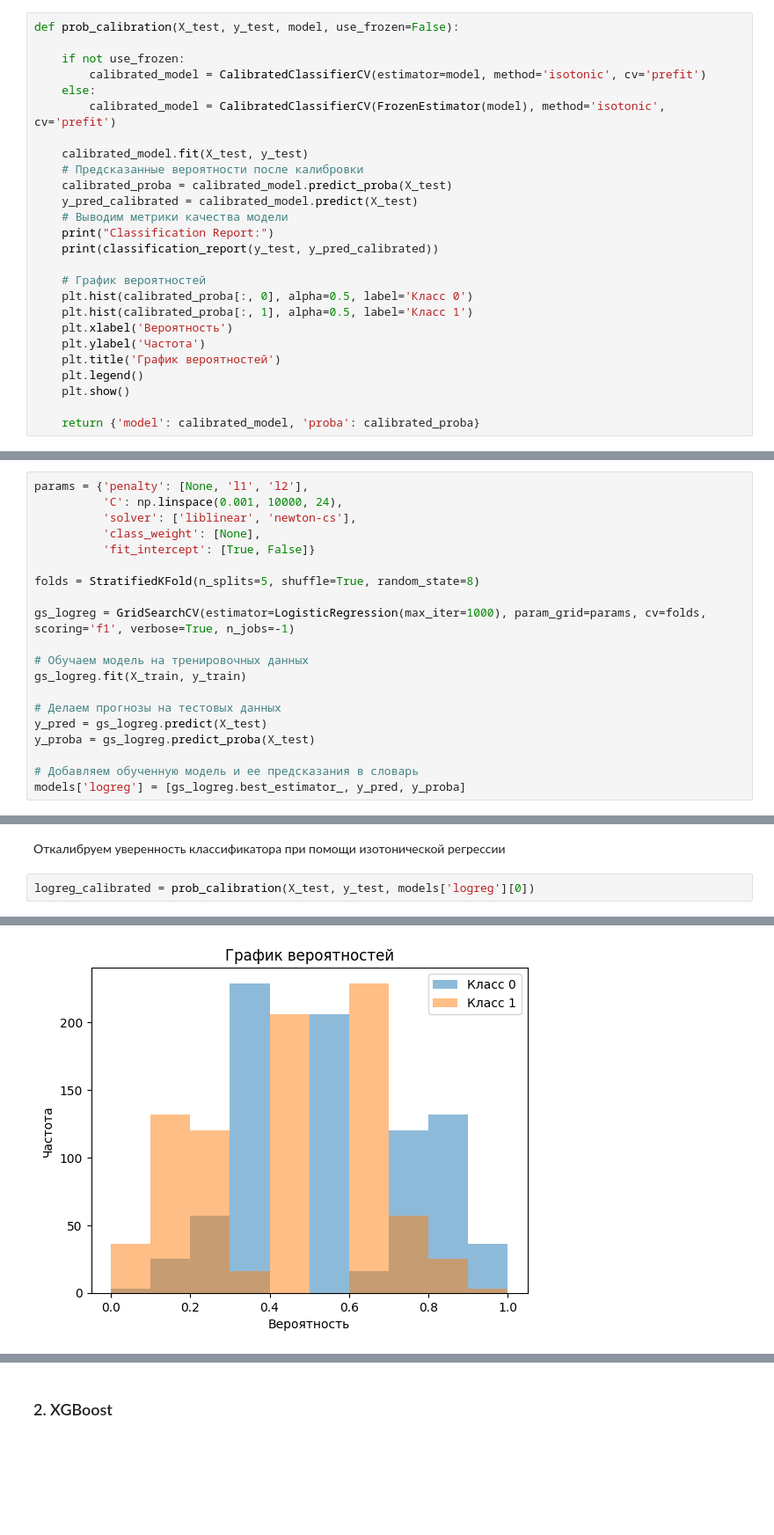
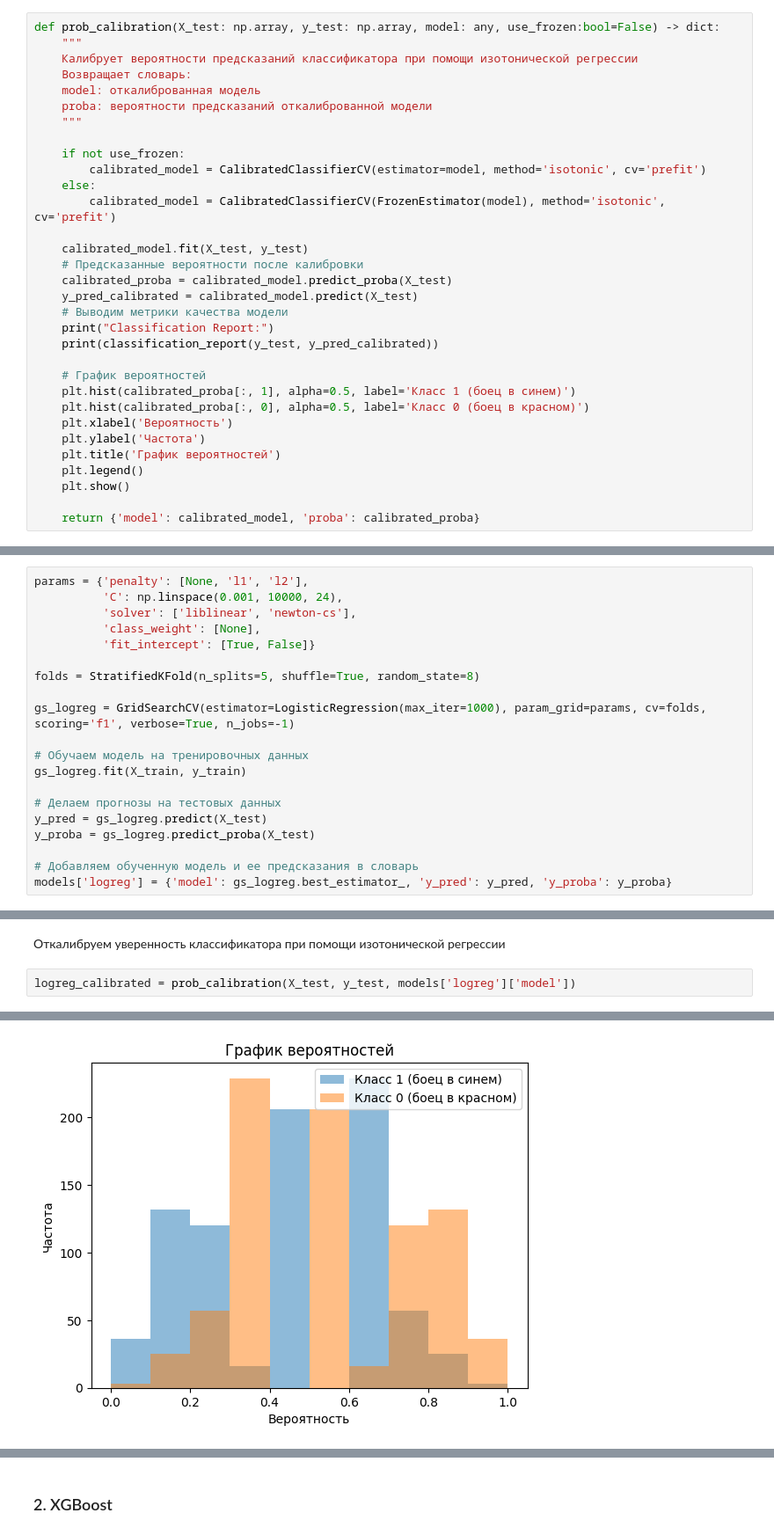
Before and after one commit to IlyaPhil/UFC-predictor, a Jupyter notebook: models.ipynb, the cells around one changed output, grey strips where cells are left out. Shown at 88% size. Saved outputs shown, nothing was run; the diff lists cells and outputs as text; blank space fills up the shorter version.

```diff
--- a/models.ipynb
+++ b/models.ipynb
@@ -124,6 +130,12 @@ def plot_confidence(y_test, y_proba, model=None):
     plt.legend()
 # %%
-def prob_calibration(X_test, y_test, model, use_frozen=False):
+def prob_calibration(X_test: np.array, y_test: np.array, model: any, use_frozen:bool=False) -> dict:
+    """
+    Калибрует вероятности предсказаний классификатора при помощи изотонической регрессии
+    Возвращает словарь:
+    model: откалиброванная модель
+    proba: вероятности предсказаний откалиброванной модели
+    """
 
     if not use_frozen:
         calibrated_model = CalibratedClassifierCV(estimator=model, method='isotonic', cv='prefit')
@@ -139,8 +151,8 @@ def prob_calibration(X_test, y_test, model, use_frozen=False):
     print(classification_report(y_test, y_pred_calibrated))
 
     # График вероятностей
-    plt.hist(calibrated_proba[:, 0], alpha=0.5, label='Класс 0')
-    plt.hist(calibrated_proba[:, 1], alpha=0.5, label='Класс 1')
+    plt.hist(calibrated_proba[:, 1], alpha=0.5, label='Класс 1 (боец в синем)')
+    plt.hist(calibrated_proba[:, 0], alpha=0.5, label='Класс 0 (боец в красном)')
     plt.xlabel('Вероятность')
     plt.ylabel('Частота')
     plt.title('График вероятностей')
@@ -254,7 +280,7 @@ y_pred = gs_logreg.predict(X_test)
 y_proba = gs_logreg.predict_proba(X_test)
 
 # Добавляем обученную модель и ее предсказания в словарь
-models['logreg'] = [gs_logreg.best_estimator_, y_pred, y_proba]
+models['logreg'] = {'model': gs_logreg.best_estimator_, 'y_pred': y_pred, 'y_proba': y_proba}
 # %% [output]
 Fitting 5 folds for each of 288 candidates, totalling 1440 fits
 # %%
@@ -279,18 +305,18 @@ plot_confidence(y_test, models['logreg'][2], models['logreg'][0])
 # %% [markdown]
 Откалибруем уверенность классификатора при помощи изотонической регрессии
 # %%
-logreg_calibrated = prob_calibration(X_test, y_test, models['logreg'][0])
+logreg_calibrated = prob_calibration(X_test, y_test, models['logreg']['model'])
 # %% [output]
 Classification Report:
               precision    recall  f1-score   support
 
            0       0.72      0.78      0.75       465
            1       0.68      0.60      0.64       359
 
     accuracy                           0.70       824
    macro avg       0.70      0.69      0.69       824
 weighted avg       0.70      0.70      0.70       824
-[figure, old version]
+[figure, new version]
 # %%
 display_business_metrics(logreg_calibrated['proba'])
 # %% [output]
```
Also changed, not shown: parts of 34 cells of this notebook, 7 other files.
